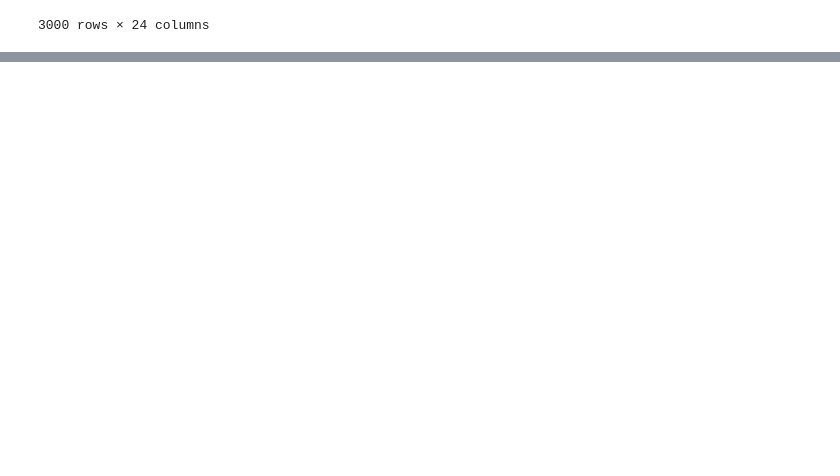
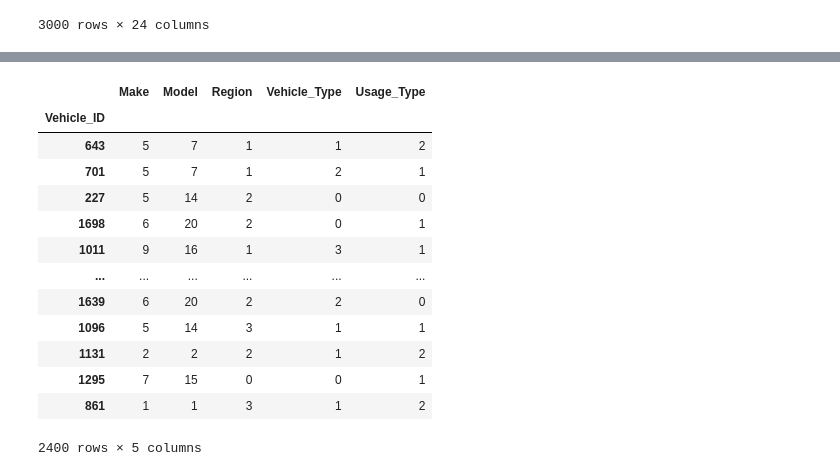
Before and after one commit to Dimassaputra5/deep_learning_project, a Jupyter notebook: Electric Vehicle/electric.ipynb, the cells around one changed output, grey strips where cells are left out. Drawn from its saved outputs; the diff is of its cells as text; code cells hidden in the pictures; blank space fills up the shorter version.

```diff
--- a/Electric Vehicle/electric.ipynb
+++ b/Electric Vehicle/electric.ipynb
@@ -60,0 +79,4 @@ df
+# %%
+for i in df.select_dtypes(exclude='object').columns:
+    sns.histplot(df[i], kde=True)
+    plt.show()
@@ -60,0 +138,3 @@ df
+# %%
+for i in df.select_dtypes(include='object').columns:
+    print(f'{i}: {df[i].nunique()}')
@@ -64,4 +167,4 @@ X_cat = df.select_dtypes(include='object')
 X_num = X_num.drop(columns='Resale_Value_USD', axis=1)
 y = df.Resale_Value_USD
 
-X_num_train, X_num_test, X_cat_train, X_cat_test, y_train, y_test = train_test_split(X_num, X_cat, y, random_state=42, test_size=0.2, )
+X_num_train, X_num_test, X_cat_train, X_cat_test, y_train, y_test = train_test_split(X_num, X_cat, y, random_state=42, test_size=0.2)
@@ -82,0 +171,9 @@ X_num_train, X_num_test, X_cat_train, X_cat_test, y_train, y_test = train_test_s
+# %%
+embedding_sizes = []
+mapping = {}
+for i in X_cat.select_dtypes(include='object').columns:
+    col_map = {cat:i for i, cat in enumerate(X_cat[i].unique())}
+    mapping[i] = col_map
+    X_cat_train[i] = X_cat_train[i].map(col_map)
+    X_cat_test[i] = X_cat_test[i].map(col_map)
+    embedding_sizes.append((len(col_map), min(50, (len(col_map) + 1) // 2)))
@@ -82,0 +204,18 @@ X_num_train, X_num_test, X_cat_train, X_cat_test, y_train, y_test = train_test_s
+# %%
+embedding_sizes, mapping
+X_cat_train
+# %% [output]
+|  | Make | Model | Region | Vehicle_Type | Usage_Type |
+| Vehicle_ID |  |  |  |  |  |
+| 643 | 5 | 7 | 1 | 1 | 2 |
+| 701 | 5 | 7 | 1 | 2 | 1 |
+| 227 | 5 | 14 | 2 | 0 | 0 |
+| 1698 | 6 | 20 | 2 | 0 | 1 |
+| 1011 | 9 | 16 | 1 | 3 | 1 |
+| ... | ... | ... | ... | ... | ... |
+| 1639 | 6 | 20 | 2 | 2 | 0 |
+| 1096 | 5 | 14 | 3 | 1 | 1 |
+| 1131 | 2 | 2 | 2 | 1 | 2 |
+| 1295 | 7 | 15 | 0 | 0 | 1 |
+| 861 | 1 | 1 | 3 | 1 | 2 |
+2400 rows × 5 columns
```
Also changed, not shown: parts of 18 cells of this notebook, 4 other files.
